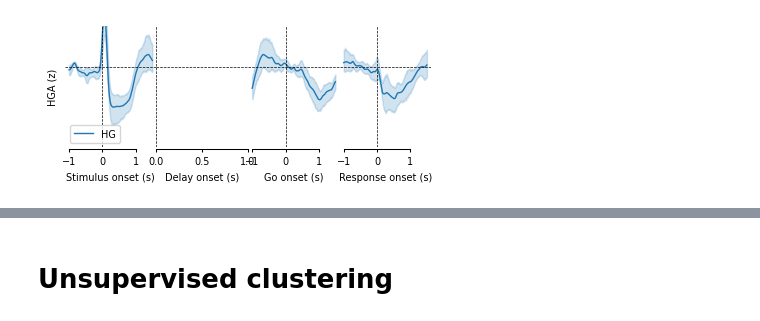
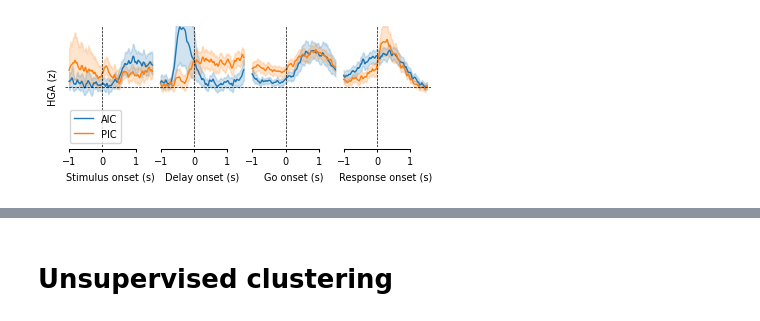
Before and after one commit to shinanlin/insula, a Jupyter notebook: notebooks/saliency.ipynb, the cells around one changed output, grey strips where cells are left out. Cells and saved outputs as stored; diff of their text form; code cells hidden in the pictures.

```diff
--- a/notebooks/saliency.ipynb
+++ b/notebooks/saliency.ipynb
@@ -50,10 +50,10 @@ from tqdm import tqdm
 
 task = [
         'PhonemeSequence',
-        # 'LexicalNoDelay',
-        # 'LexicalDelay',
-        # 'PictureNaming',
-        # 'SentenceRep'
+        'LexicalNoDelay',
+        'LexicalDelay',
+        'PictureNaming',
+        'SentenceRep'
         ]
 
 
@@ -63,7 +63,7 @@ for t in task:
     hga_paths.extend(
         BIDSPath(
             root=f'../results/{t}({ref})',
-            datatype='LBA',
+            datatype='HGA',
             suffix='zscore',
             check=False,
         ).match()
@@ -104,0 +105,10 @@ HGAs.head()
+# %%
+# load a exlude pandas df
+fpath = '../results/exlude_insula.csv'
+exclude_df = pd.read_csv(fpath, index_col=0)
+# exclude NaN columns and flatten into single list
+exclude_chn = [electrode for item in exclude_df.Exclude.dropna()
+                for electrode in eval(item)]
+
+HGAs = HGAs[~HGAs.channel.isin(exclude_chn)]
+print(exclude_chn)
@@ -120,16 +186,17 @@ subset.head()
 # %%
-labels = [
-    'ctx_rh_G_and_S_cingul-Mid-Ant',
-    'ctx_lh_G_and_S_cingul-Mid-Ant',
-    'ctx_rh_G_insular_short',
-    'ctx_lh_G_insular_short',
-]
+# labels = [
+#     'ctx_rh_G_and_S_cingul-Mid-Ant',
+#     'ctx_lh_G_and_S_cingul-Mid-Ant',
+#     'ctx_rh_G_insular_short',
+#     'ctx_lh_G_insular_short',
+# ]
 
-rois = ['HG']
+rois = ['AIC','PIC']
+
 subset_ = subset[
     # (subset.label.isin(labels))
     (subset.roi.isin(rois))
-    & (subset.significance == True)
+    &(subset.significance == True)
 ]
 
 fig, (ax1, ax2, ax3, ax4) = plt.subplots(nrows=1, ncols=4, figsize=(12*cm, 4*cm),gridspec_kw={'width_ratios': [2.5, 2.5, 2.5, 2.5]})
@@ -151,8 +218,7 @@ for (ax, phase) in zip(fig.axes, ['stimulus', 'delay', 'go', 'response']):
         lw=1
     )
 
-    ax.set_ylim(-1, 0.5)
-
+    ax.set_ylim(-.5, 0.5)
 
 for ax in fig.axes:
     ax.axvline(x=0, color='k', linestyle='--', linewidth=0.5)
@@ -163,34 +229,32 @@ for ax in fig.axes:
 
     sns.despine(ax=ax, offset=1, trim=True)
 
     # Only add legend to the last axis if it has artists with labels
     if ax.get_legend() is not None:
         ax.legend(title='', fontsize=7)
     else:
         # Remove legend from other axes
         legend = ax.get_legend()
         if legend is not None:
             legend.remove()
 
     ax.set_yticklabels([])
     ax.set_yticks([])
     # remove y spine
     ax.spines['left'].set_visible(False)
 
-
 ax1.set_xlabel('Stimulus onset (s)', fontsize=7)
 ax2.set_xlabel('Delay onset (s)', fontsize=7)
 ax3.set_xlabel('Go onset (s)', fontsize=7)
 ax4.set_xlabel('Response onset (s)', fontsize=7)
 ax1.set_ylabel('HGA (z)', fontsize=7)
 ax2.set_ylabel('', fontsize=7)
 ax3.set_ylabel('', fontsize=7)
 ax4.set_ylabel('', fontsize=7)
 
 # plt.suptitle(rois[0] + ' in Lexical Delay', fontsize=7)
 # plt.savefig(f'../img/fig4/fig4_{rois[0]}_condition_difference.svg', dpi=300, bbox_inches='tight')
-
 plt.show()
 # %% [output]
-[figure, old version]
+[figure, new version]
 # %%
```
Also changed, not shown: parts of 11 cells of this notebook, 2 other files.
